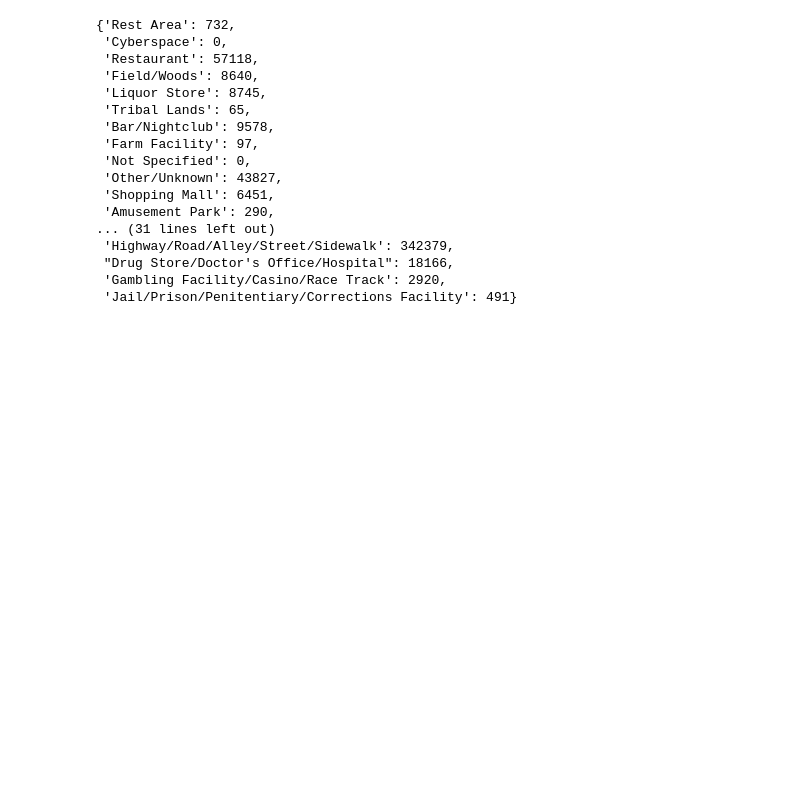
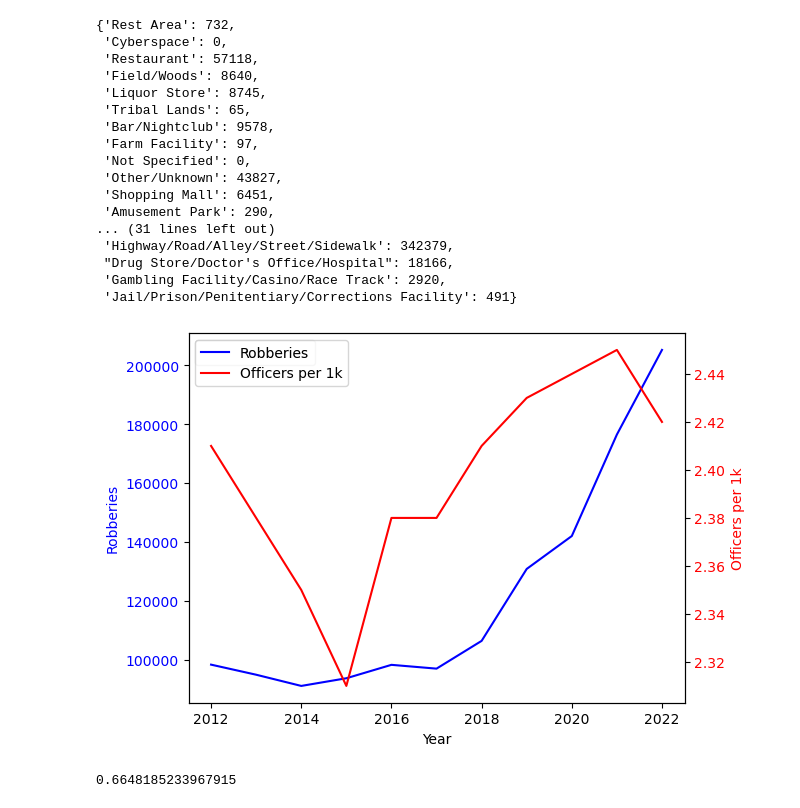
Before and after one commit to Ind-E/Python-Crime, a Jupyter notebook: crime.ipynb, the cells around one changed output. Cells and saved outputs as stored; diff of their text form; code cells hidden in the pictures; blank space fills up the shorter version.

Commit message:
made graph for robberies vs officers

```diff
--- a/crime.ipynb
+++ b/crime.ipynb
@@ -45,0 +82,31 @@ https://api.usa.gov/crime/fbi/cde/pe?from=2012&to=2022&API_KEY=6pQ1XOFvDCRG0DpNs
+# %%
+import seaborn as sns
+import matplotlib.pyplot as plt
+employees_df = pd.read_csv('employees.csv')
+# %%
+fig, ax1 = plt.subplots()
+
+# Plot the 'Robberies' on the left y-axis
+sns.lineplot(data=employees_df, x='Year', y='Robberies',
+             ax=ax1, label='Robberies', color='b')
+ax1.set_ylabel('Robberies', color='b')
+ax1.tick_params(axis='y', labelcolor='b')
+
+# Create a secondary y-axis
+ax2 = ax1.twinx()
+
+# Plot the 'Officers_per_1k' on the right y-axis
+sns.lineplot(data=employees_df, x='Year', y='Officers_per_1k',
+             ax=ax2, label='Officers per 1k', color='r')
+ax2.set_ylabel('Officers per 1k', color='r')
+ax2.tick_params(axis='y', labelcolor='r')
+
+lines, labels = ax1.get_legend_handles_labels()
+lines2, labels2 = ax2.get_legend_handles_labels()
+plt.legend(lines + lines2, labels + labels2, loc='upper left')
+
+plt.show()
+print(employees_df.Robberies.corr(employees_df.Officers_per_1k))
+# %% [output]
+[figure, added]
+0.6648185233967915
```
Also changed, not shown: parts of 5 cells of this notebook, 1 other file.
